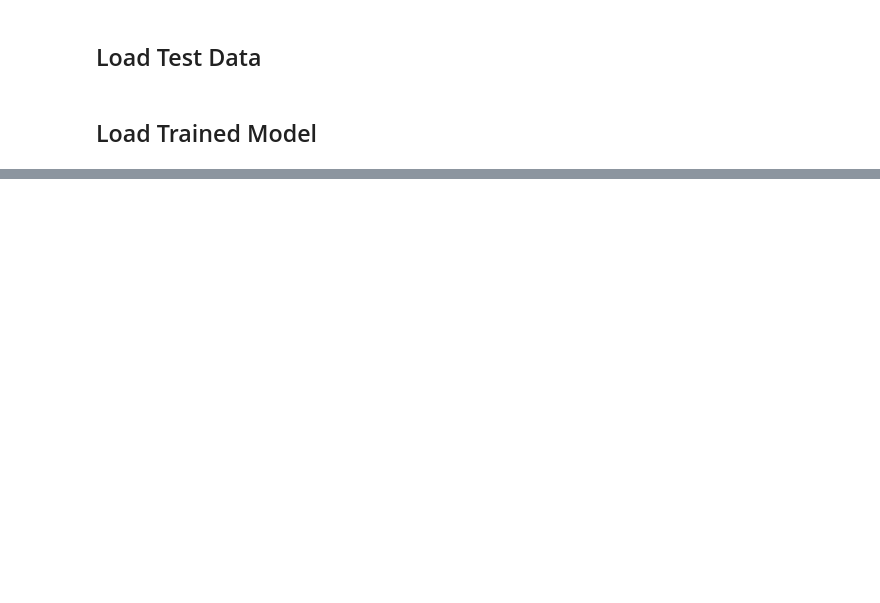
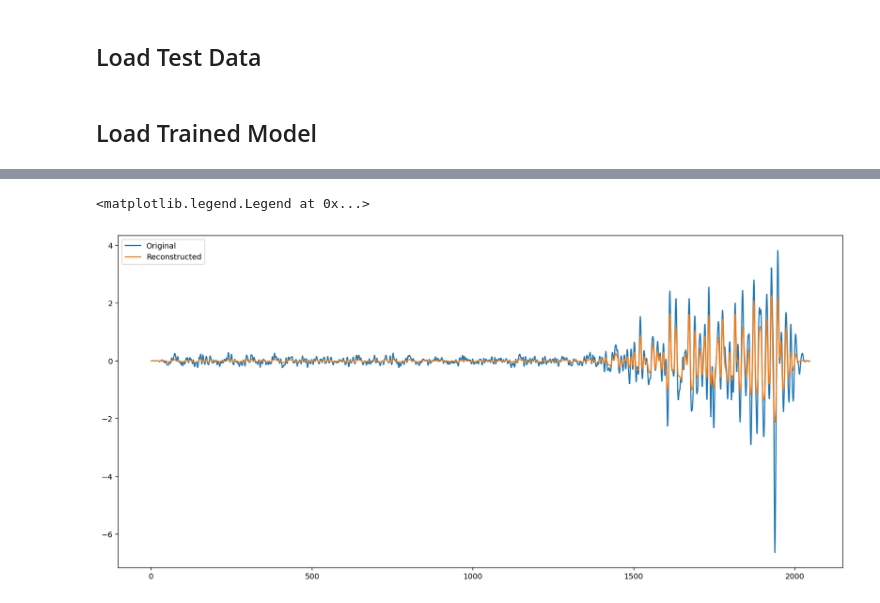
Before and after one commit to maniatisni/iDAS-self-supervised-denoising, a Jupyter notebook: testing.ipynb, the cells around one changed output, grey strips where cells are left out. Drawn from its saved outputs; the diff is of its cells as text; code cells hidden in the pictures; blank space fills up the shorter version.

Commit message:
Fixed J-Invariant Reconstructions, reconstructing whole file.

```diff
--- a/testing.ipynb
+++ b/testing.ipynb
@@ -75,0 +34,36 @@ I chose channel 16 as it is the one that's more frequently targeted and blanked
+# %%
+# Reconstruct just one file for now.
+for file in test_files:
+    print(file)
+    eval_sample = np.load(file)
+    N_ch = eval_sample.shape[0]
+    N_t = eval_sample.shape[1]
+
+    """ Prepare samples and masks """
+    masks = np.ones((N_ch, N_sub, N_t))
+    eval_samples = np.zeros_like(masks)
+
+    gutter = N_sub // 2
+    mid = N_sub // 2
+
+    for i in range(gutter):
+        masks[i, i] = 0
+        eval_samples[i, :, :] = eval_sample[:N_sub]
+
+    for i in range(gutter, N_ch - gutter):
+        start = i - mid
+        stop = i + mid if N_sub % 2 == 0 else i + mid + 1
+
+        masks[i, mid] = 0
+        eval_samples[i, :, :] = eval_sample[start:stop]
+
+    for i in range(N_ch - gutter, N_ch):
+        masks[i, i - N_ch] = 0
+        eval_samples[i, :, :] = eval_sample[-N_sub:]
+
+    sample = eval_samples * masks
+    sample = torch.unsqueeze(torch.Tensor(sample).squeeze(), 1)
+    c_mask = (1-masks)
+    output = model(sample).detach().squeeze()*c_mask
+    output = output.sum(axis=1)
+    break
@@ -123,0 +101,9 @@ This screenshot is from the original paper, so we're close but we have a long wa
+# %%
+channel=500
+plt.figure(figsize=(17,8),dpi=140)
+plt.plot(eval_sample[channel],label='Original')
+plt.plot(output_[channel],label='Reconstructed')
+plt.legend()
+# %% [output]
+<matplotlib.legend.Legend at 0x...>
+[figure, added]
```
Also changed, not shown: parts of 23 cells of this notebook.
